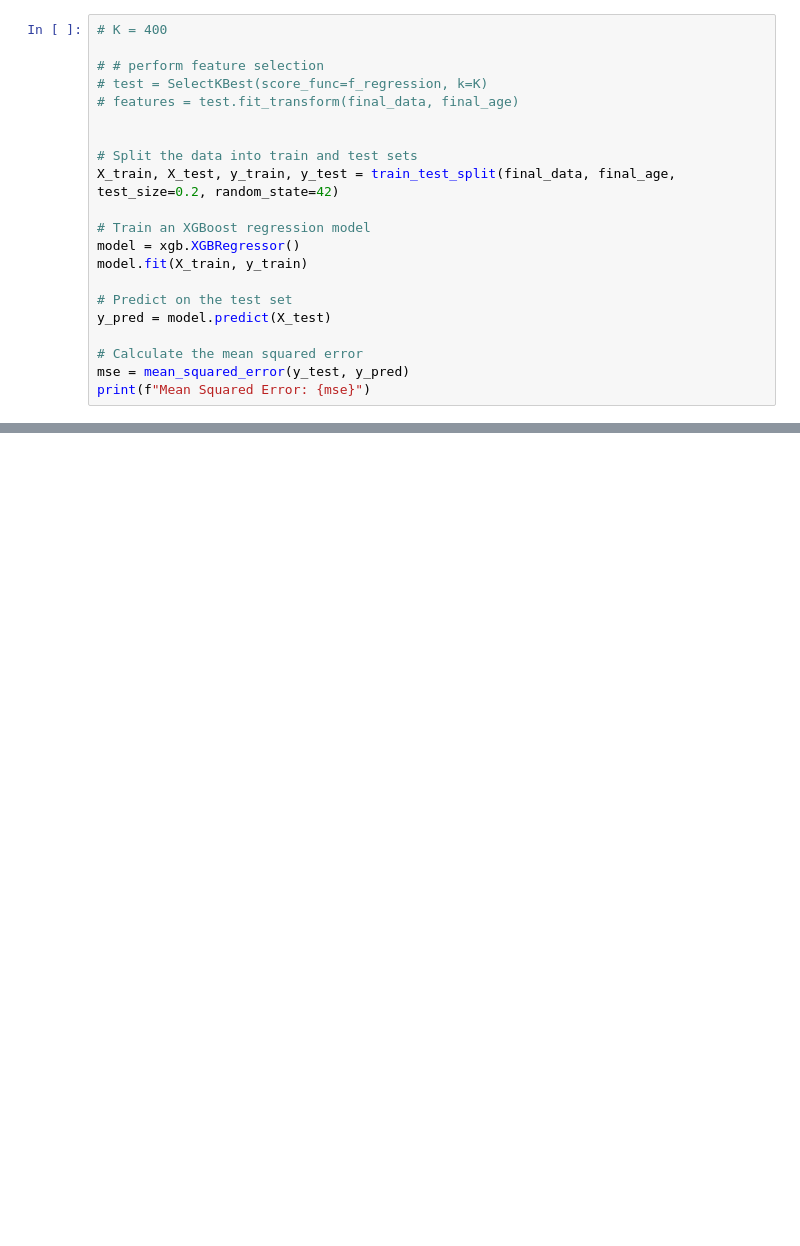
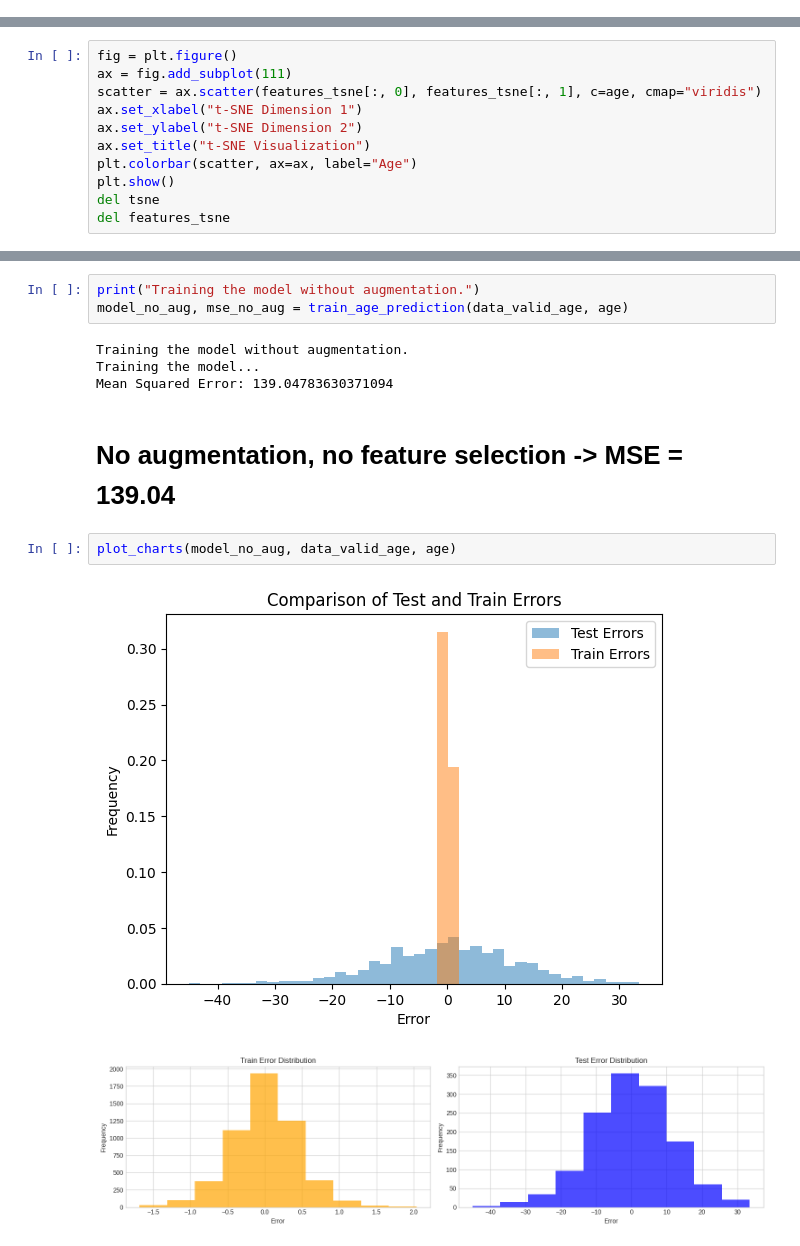
Before and after one commit to rubidi02/RNA-seq-cancer-classification, a Jupyter notebook: 5_xgboost_age.ipynb, the cells around one changed output, grey strips where cells are left out. Cells and saved outputs as stored; diff of their text form; blank space fills up the shorter version.

```diff
--- a/5_xgboost_age.ipynb
+++ b/5_xgboost_age.ipynb
@@ -253,21 +0,0 @@ print(data_valid_age.shape)
-# %%
-# K = 400
-
-# # perform feature selection
-# test = SelectKBest(score_func=f_regression, k=K)
-# features = test.fit_transform(final_data, final_age)
-
-
-# Split the data into train and test sets
-X_train, X_test, y_train, y_test = train_test_split(final_data, final_age, test_size=0.2, random_state=42)
-
-# Train an XGBoost regression model
-model = xgb.XGBRegressor()
-model.fit(X_train, y_train)
-
-# Predict on the test set
-y_pred = model.predict(X_test)
-
-# Calculate the mean squared error
-mse = mean_squared_error(y_test, y_pred)
-print(f"Mean Squared Error: {mse}")
@@ -353,0 +98,11 @@ array([[71.        , 70.99993134],
+# %%
+fig = plt.figure()
+ax = fig.add_subplot(111)
+scatter = ax.scatter(features_tsne[:, 0], features_tsne[:, 1], c=age, cmap="viridis")
+ax.set_xlabel("t-SNE Dimension 1")
+ax.set_ylabel("t-SNE Dimension 2")
+ax.set_title("t-SNE Visualization")
+plt.colorbar(scatter, ax=ax, label="Age")
+plt.show()
+del tsne
+del features_tsne
@@ -353,0 +190,14 @@ array([[71.        , 70.99993134],
+# %%
+print("Training the model without augmentation.")
+model_no_aug, mse_no_aug = train_age_prediction(data_valid_age, age)
+# %% [output]
+Training the model without augmentation.
+Training the model...
+Mean Squared Error: 139.04783630371094
+# %% [markdown]
+# No augmentation, no feature selection -> MSE = 139.04
+# %%
+plot_charts(model_no_aug, data_valid_age, age)
+# %% [output]
+[figure, added]
+[figure, added]
```
Also changed, not shown: parts of 39 cells of this notebook, 2 other files.
